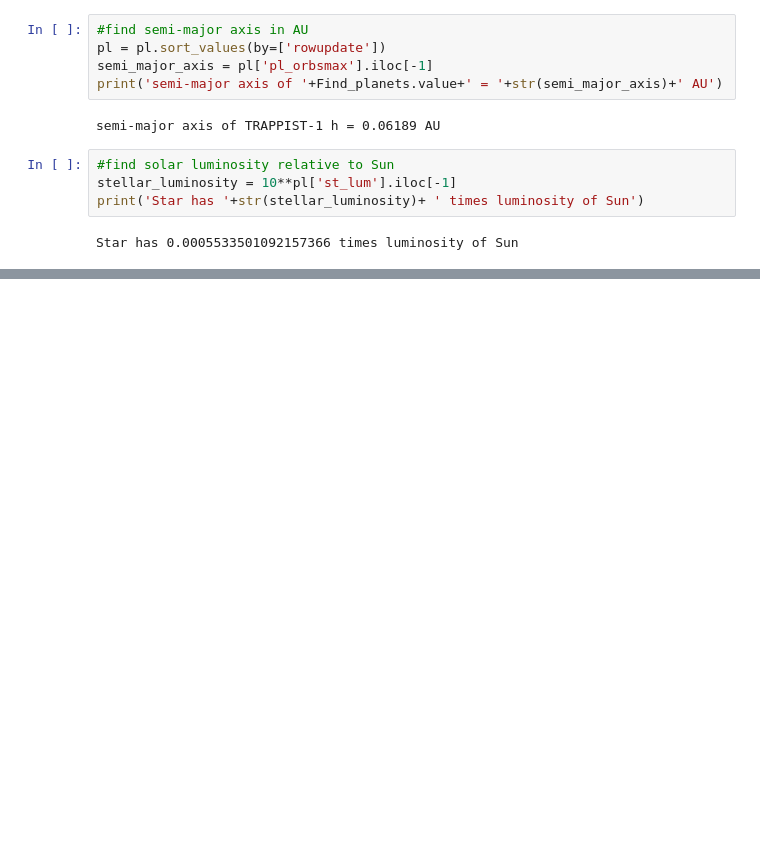
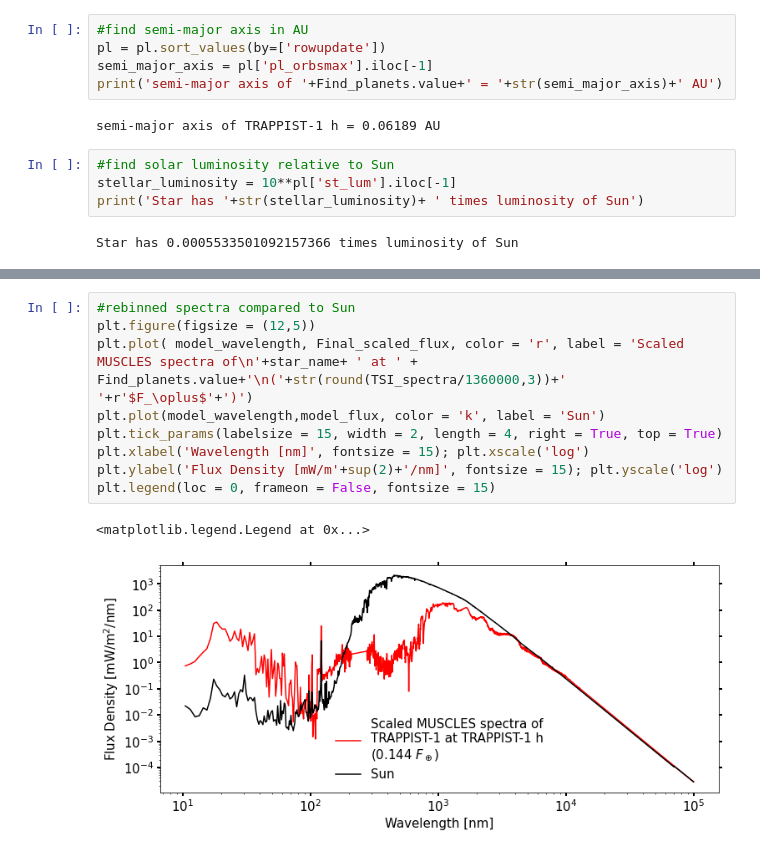
Before and after one commit to jack-eddy-symposium/exoplanetary-impact, a Jupyter notebook: Stellar_spectra_conversion.ipynb, the cells around one changed output, grey strips where cells are left out. Saved outputs shown, nothing was run; the diff lists cells and outputs as text; blank space fills up the shorter version.

```diff
--- a/Stellar_spectra_conversion.ipynb
+++ b/Stellar_spectra_conversion.ipynb
@@ -292,0 +393,12 @@ print(radius)
+# %%
+#rebinned spectra compared to Sun
+plt.figure(figsize = (12,5))
+plt.plot( model_wavelength, Final_scaled_flux, color = 'r', label = 'Scaled MUSCLES spectra of\n'+star_name+ ' at ' + Find_planets.value+'\n('+str(round(TSI_spectra/1360000,3))+' '+r'$F_\oplus$'+')')
+plt.plot(model_wavelength,model_flux, color = 'k', label = 'Sun')
+plt.tick_params(labelsize = 15, width = 2, length = 4, right = True, top = True)
+plt.xlabel('Wavelength [nm]', fontsize = 15); plt.xscale('log')
+plt.ylabel('Flux Density [mW/m'+sup(2)+'/nm]', fontsize = 15); plt.yscale('log')
+plt.legend(loc = 0, frameon = False, fontsize = 15)
+# %% [output]
+<matplotlib.legend.Legend at 0x...>
+[figure, added]
```
Also changed, not shown: parts of 22 cells of this notebook.
